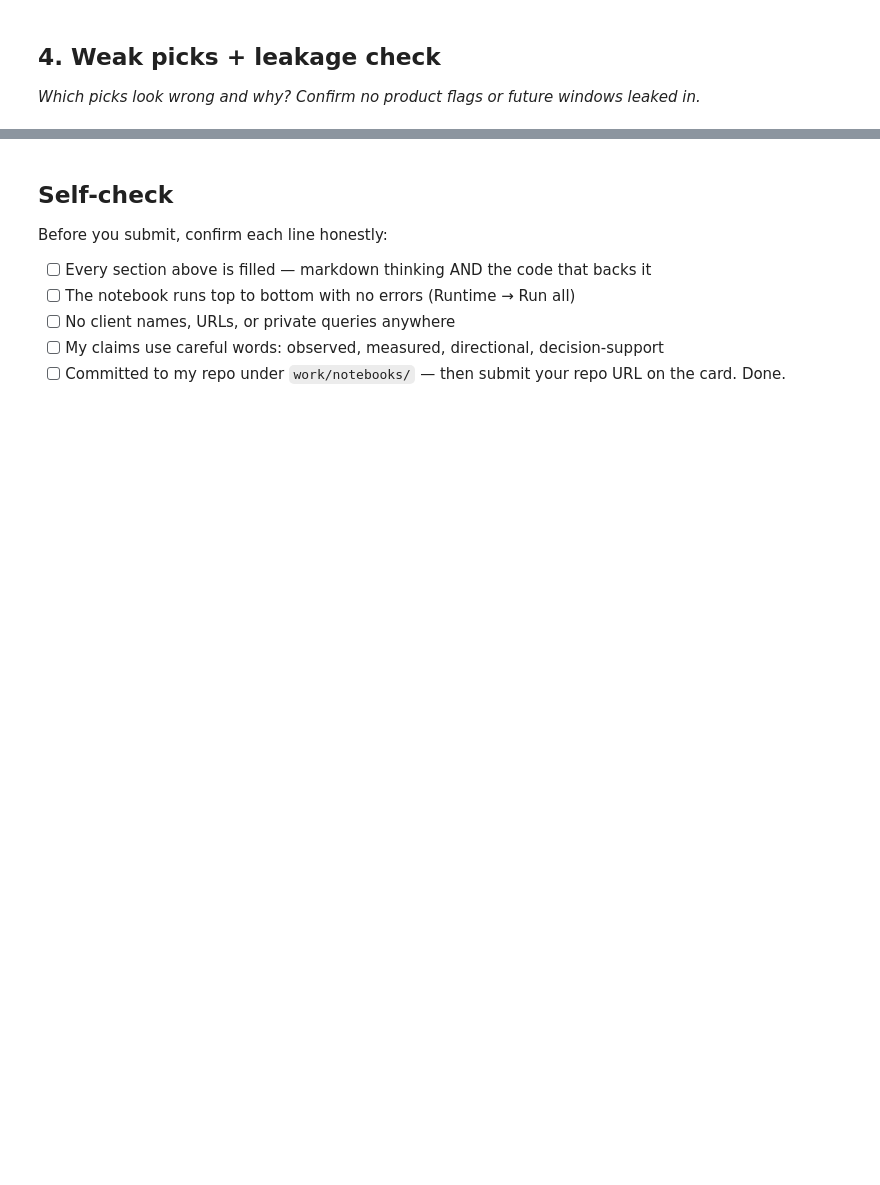
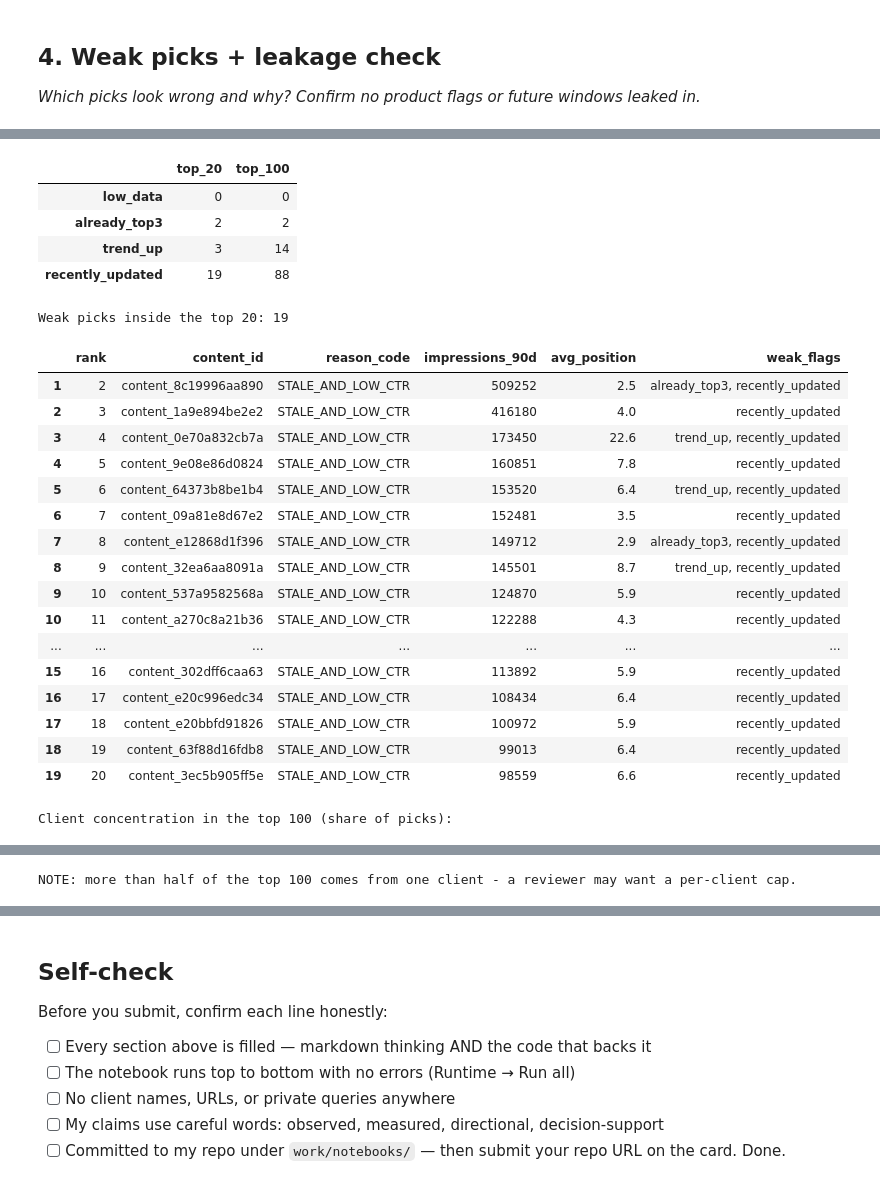
Before and after one commit to Manjit-yadav/flyrank-ml-internship, a Jupyter notebook: work/notebooks/w04_baseline_score.ipynb, the cells around one changed output, grey strips where cells are left out. Saved outputs shown, nothing was run; the diff lists cells and outputs as text; code cells hidden in the pictures; blank space fills up the shorter version.

```diff
--- a/work/notebooks/w04_baseline_score.ipynb
+++ b/work/notebooks/w04_baseline_score.ipynb
@@ -200,0 +397,52 @@ OSError: Cannot save file into a non-existent directory: '/content/work/outputs'
+# %%
+def add_weak_flags(frame):
+    """Attach weak-pick flags using extra columns from the original data (review only, not scoring)."""
+    out = frame.copy()
+    extra = df.loc[out["source_row"]]
+    extra_idx = out.index
+    out["low_data"] = (out["impressions_90d"].fillna(0) < HIGH_CONF_IMPRESSIONS).to_numpy()
+    out["already_top3"] = (out["avg_position"] <= 3).fillna(False).to_numpy()
+    if "trend_direction" in extra.columns:
+        out["trend_up"] = (extra["trend_direction"].astype(str).str.lower() == "up").to_numpy()
+    else:
+        out["trend_up"] = False
+    if "days_since_last_update" in extra.columns:
+        out["recently_updated"] = (extra["days_since_last_update"] < 90).fillna(False).to_numpy()
+    else:
+        out["recently_updated"] = False
+    flag_cols = ["low_data", "already_top3", "trend_up", "recently_updated"]
+    out["weak_flags"] = out[flag_cols].apply(lambda r: ", ".join([c for c in flag_cols if r[c]]), axis=1)
+    out["is_weak"] = out[flag_cols].any(axis=1)
+    return out
+
+
+FLAG_COLS = ["low_data", "already_top3", "trend_up", "recently_updated"]
+
+top20_flagged = add_weak_flags(baseline_queue.head(20))
+top100_flagged = add_weak_flags(baseline_queue.head(100))
+
+print("Share of picks with at least one weak flag:")
+print(f"  top 20 : {top20_flagged['is_weak'].mean():.0%}")
+print(f"  top 100: {top100_flagged['is_weak'].mean():.0%}")
+
+print("\nHow often each flag fires (top 20 | top 100):")
+display(
+    pd.DataFrame(
+        {"top_20": top20_flagged[FLAG_COLS].sum(), "top_100": top100_flagged[FLAG_COLS].sum()}
+    )
+)
+
+weak_top20 = top20_flagged[top20_flagged["is_weak"]]
+print(f"\nWeak picks inside the top 20: {len(weak_top20)}")
+if len(weak_top20):
+    display(weak_top20[["rank", "content_id", "reason_code", "impressions_90d", "avg_position", "weak_flags"]])
+else:
+    print("None of the top 20 triggered a weak flag.")
+
+# Is the queue dominated by one client?
+client_share = baseline_queue.head(100)["client_id"].value_counts(normalize=True)
+print("\nClient concentration in the top 100 (share of picks):")
+display(client_share.head(5).round(2).to_frame("share"))
+if client_share.iloc[0] > 0.5:
+    print("NOTE: more than half of the top 100 comes from one client - a reviewer may want a per-client cap.")
+# %% [output]
@@ -200,0 +454,24 @@ OSError: Cannot save file into a non-existent directory: '/content/work/outputs'
+|  | top_20 | top_100 |
+| low_data | 0 | 0 |
+| already_top3 | 2 | 2 |
+| trend_up | 3 | 14 |
+| recently_updated | 19 | 88 |
+Weak picks inside the top 20: 19
+|  | rank | content_id | reason_code | impressions_90d | avg_position | weak_flags |
+| 1 | 2 | content_8c19996aa890 | STALE_AND_LOW_CTR | 509252 | 2.5 | already_top3, recently_updated |
+| 2 | 3 | content_1a9e894be2e2 | STALE_AND_LOW_CTR | 416180 | 4.0 | recently_updated |
+| 3 | 4 | content_0e70a832cb7a | STALE_AND_LOW_CTR | 173450 | 22.6 | trend_up, recently_updated |
+| 4 | 5 | content_9e08e86d0824 | STALE_AND_LOW_CTR | 160851 | 7.8 | recently_updated |
+| 5 | 6 | content_64373b8be1b4 | STALE_AND_LOW_CTR | 153520 | 6.4 | trend_up, recently_updated |
+| 6 | 7 | content_09a81e8d67e2 | STALE_AND_LOW_CTR | 152481 | 3.5 | recently_updated |
+| 7 | 8 | content_e12868d1f396 | STALE_AND_LOW_CTR | 149712 | 2.9 | already_top3, recently_updated |
+| 8 | 9 | content_32ea6aa8091a | STALE_AND_LOW_CTR | 145501 | 8.7 | trend_up, recently_updated |
+| 9 | 10 | content_537a9582568a | STALE_AND_LOW_CTR | 124870 | 5.9 | recently_updated |
+| 10 | 11 | content_a270c8a21b36 | STALE_AND_LOW_CTR | 122288 | 4.3 | recently_updated |
+| ... | ... | ... | ... | ... | ... | ... |
+| 15 | 16 | content_302dff6caa63 | STALE_AND_LOW_CTR | 113892 | 5.9 | recently_updated |
+| 16 | 17 | content_e20c996edc34 | STALE_AND_LOW_CTR | 108434 | 6.4 | recently_updated |
+| 17 | 18 | content_e20bbfd91826 | STALE_AND_LOW_CTR | 100972 | 5.9 | recently_updated |
+| 18 | 19 | content_63f88d16fdb8 | STALE_AND_LOW_CTR | 99013 | 6.4 | recently_updated |
+| 19 | 20 | content_3ec5b905ff5e | STALE_AND_LOW_CTR | 98559 | 6.6 | recently_updated |
+Client concentration in the top 100 (share of picks):
@@ -200,0 +483 @@ OSError: Cannot save file into a non-existent directory: '/content/work/outputs'
+NOTE: more than half of the top 100 comes from one client - a reviewer may want a per-client cap.
```
Also changed, not shown: parts of 26 cells of this notebook.
